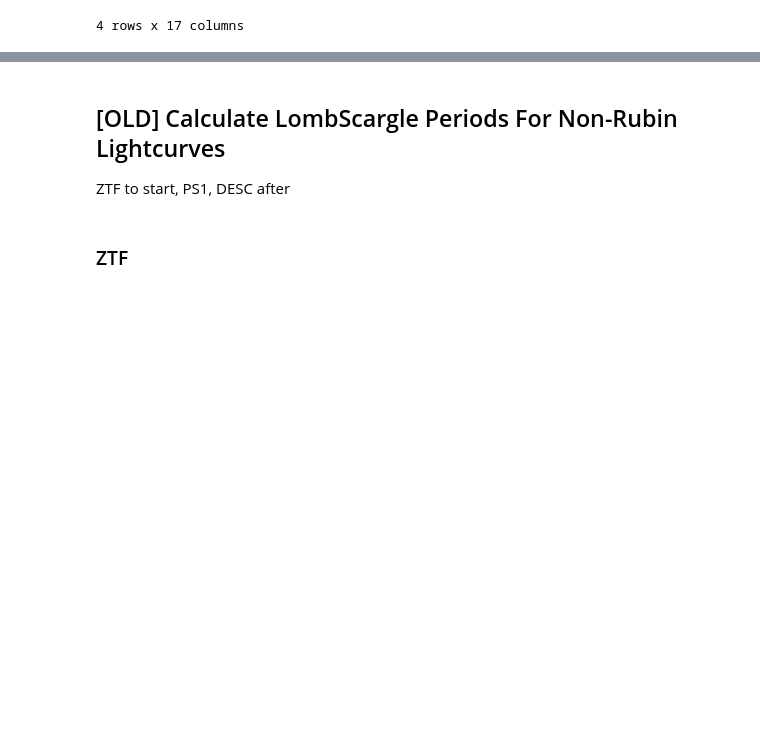
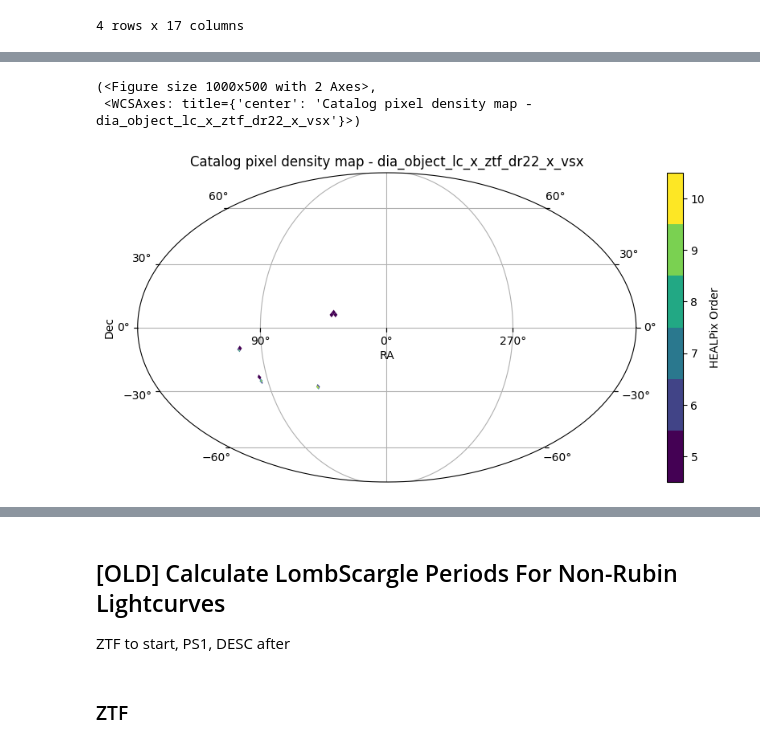
Before and after one commit to lsst-sitcom/linccf, a Jupyter notebook: internal/march_sprint/5.other_periodic_to_rubin/period_comparison.ipynb, the cells around one changed output, grey strips where cells are left out. Cells and saved outputs as stored; diff of their text form; code cells hidden in the pictures; blank space fills up the shorter version.

Commit message:
vsx crossmatch

```diff
--- a/internal/march_sprint/5.other_periodic_to_rubin/period_comparison.ipynb
+++ b/internal/march_sprint/5.other_periodic_to_rubin/period_comparison.ipynb
@@ -216,0 +243,16 @@ result
+# %%
+# Load the pre-matched DiaObject & ZTF DR22 Catalog
+lc_cat = lsdb.read_hats('/sdf/data/rubin/shared/lsdb_commissioning/hats/w_2025_11/dia_object_lc_x_ztf_dr22')
+
+# Assign NestedDtypes
+lc_cat._ddf = lc_cat._ddf.astype({"diaSource":NestedDtype(ztf_cat.dtypes["diaSource"].pyarrow_dtype),
+                                    "diaObjectForcedSource":NestedDtype(ztf_cat.dtypes["diaObjectForcedSource"].pyarrow_dtype),
+                                    "ztf_lc":NestedDtype(ztf_cat.dtypes["ztf_lc"].pyarrow_dtype)})
+
+# Crossmatch to VSX
+lc_vsx = lc_cat.crossmatch(vsx)
+lc_vsx.plot_pixels()
+# %% [output]
+(<Figure size 1000x500 with 2 Axes>,
+ <WCSAxes: title={'center': 'Catalog pixel density map - dia_object_lc_x_ztf_dr22_x_vsx'}>)
+[figure, added]
```
Also changed, not shown: parts of 9 cells of this notebook.
